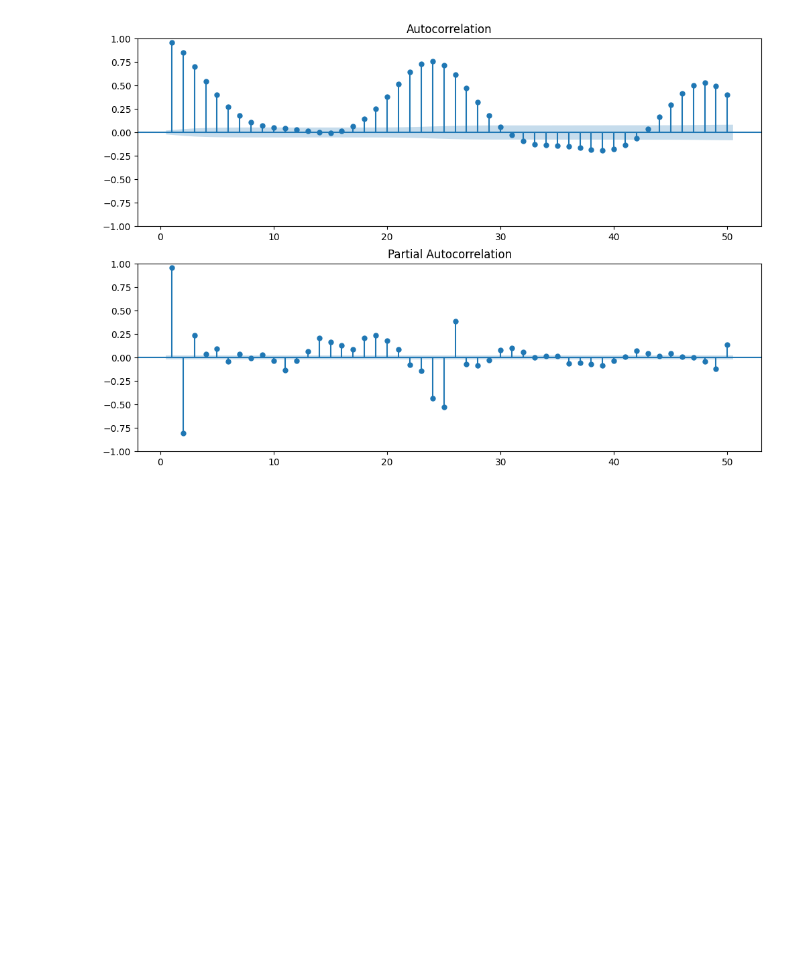
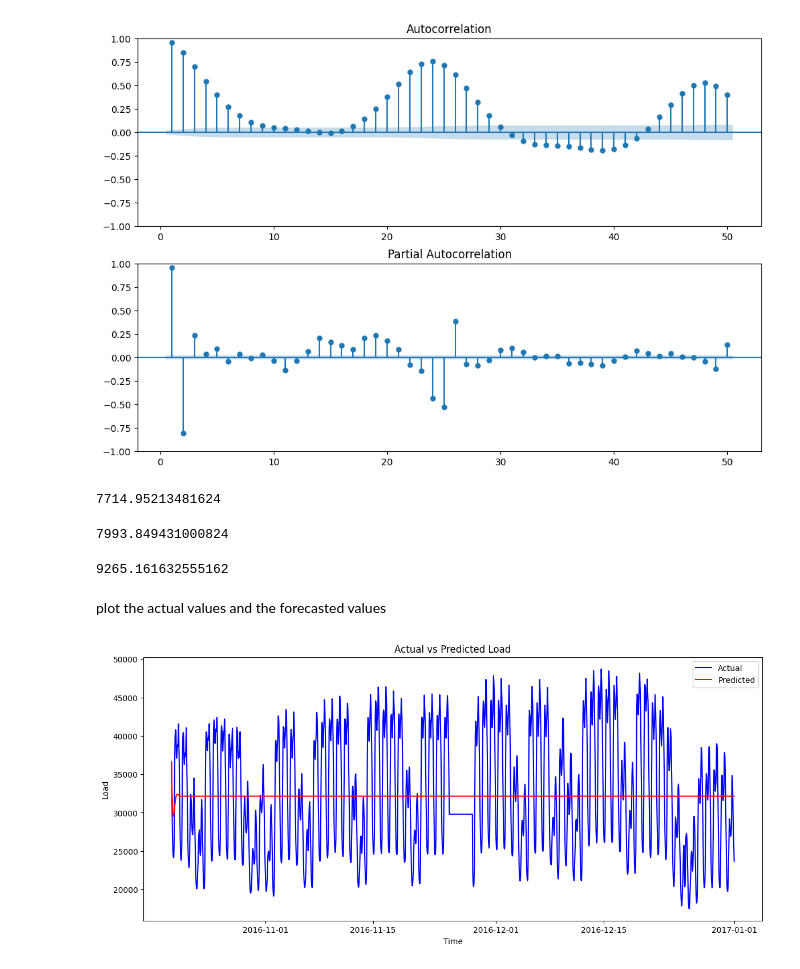
Before and after one commit to fsRakib/Energy-Demand-Forecasting, a Jupyter notebook: energy-demand-forecasting.ipynb, the cells around one changed output. Saved outputs shown, nothing was run; the diff lists cells and outputs as text; code cells hidden in the pictures; blank space fills up the shorter version.

Commit message:
evaluate the model

```diff
--- a/energy-demand-forecasting.ipynb
+++ b/energy-demand-forecasting.ipynb
@@ -120,3 +120,64 @@ plot_pacf(data['IT_load_new'], lags=50, zero=False, ax=ax2)
 plt.show()
 # %% [output]
 [figure]
+# %%
+from statsmodels.tsa.arima.model import ARIMA
+from sklearn.metrics import mean_squared_error
+from math import sqrt
+
+# split data into train and test sets
+train_size= int(len(data['IT_load_new'])*0.8)
+train, test = data['IT_load_new'][:train_size], data['IT_load_new'][train_size:]
+
+# build and fit ARIMA model
+model = ARIMA(train, order=(2,0,2))
+model_fit = model.fit()
+
+# make predictions on test set
+predictions = model_fit.predict(start=len(train), end=len(train)+len(test)-1)
+
+# calculate RMSE
+rmse= sqrt(mean_squared_error(test, predictions))
+rmse
+# %% [output]
+7714.95213481624
+# %%
+# build and fit ARIMA model
+model2 = ARIMA(train, order=(2,1,2))
+model_fit2 = model2.fit()
+
+# make predictions on test set
+predictions2 = model_fit2.predict(start=len(train), end=len(train)+len(test)-1)
+
+# calculate RMSE
+rmse2= sqrt(mean_squared_error(test, predictions2))
+rmse2
+# %% [output]
+7993.849431000824
+# %%
+# build and fit ARIMA model
+model3 = ARIMA(train, order=(2,2,2))
+model_fit3 = model3.fit()
+
+# make predictions on test set
+predictions3 = model_fit3.predict(start=len(train), end=len(train)+len(test)-1)
+
+# calculate RMSE
+rmse3= sqrt(mean_squared_error(test, predictions3))
+rmse3
+# %% [output]
+9265.161632555162
+# %% [markdown]
+plot the actual values and the forecasted values
+# %%
+# Plot actual vs predicted values
+plt.figure(figsize=(14,6))
+plt.plot(data['utc_timestamp'][train_size:], test, label='Actual', color='blue')
+plt.plot(data['utc_timestamp'][train_size:], predictions, label='Predicted', color='red')
+plt.xlabel('Time')
+plt.ylabel('Load')
+plt.legend()
+plt.title('Actual vs Predicted Load')
+plt.show()
+# %% [output]
+[figure, added]
```
Also changed, not shown: parts of 4 cells of this notebook, 1 other file.
